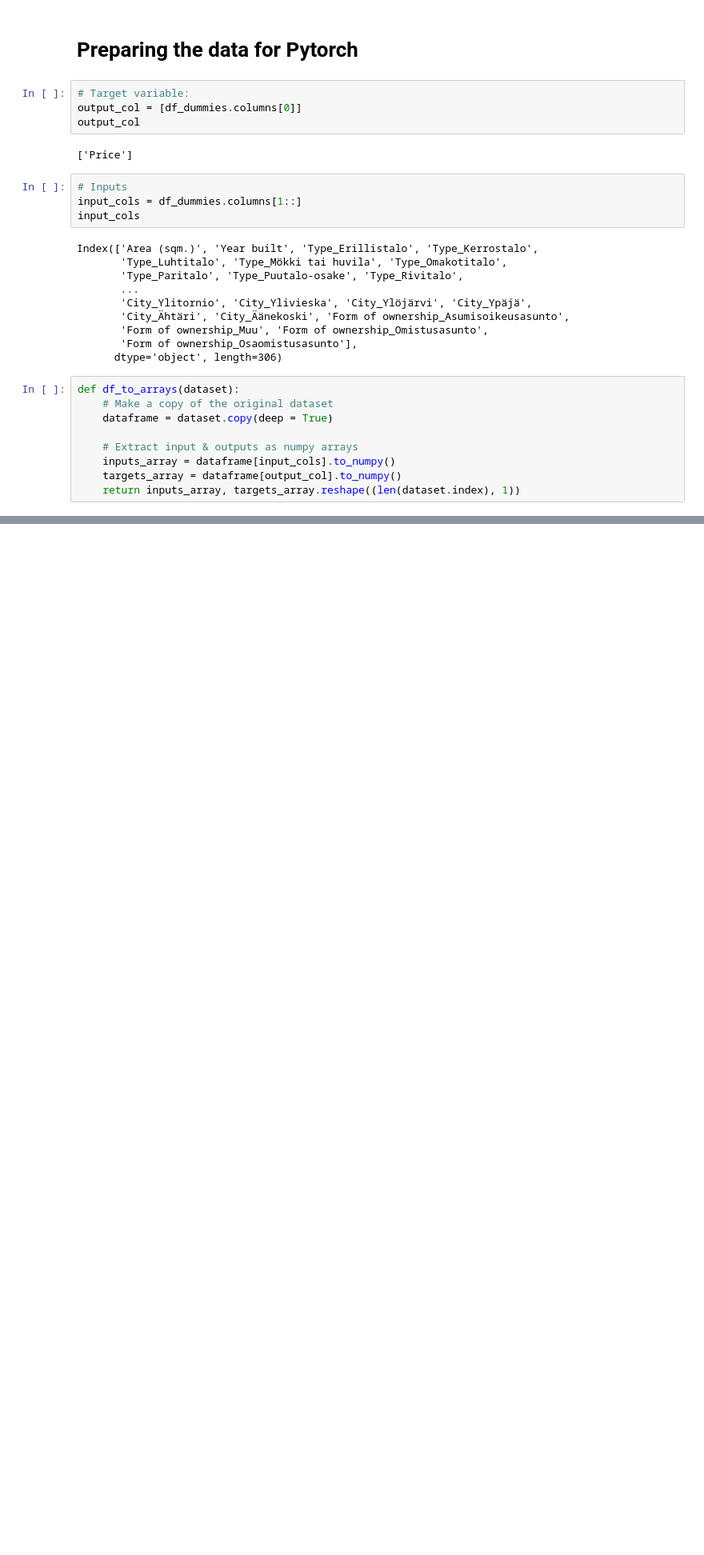
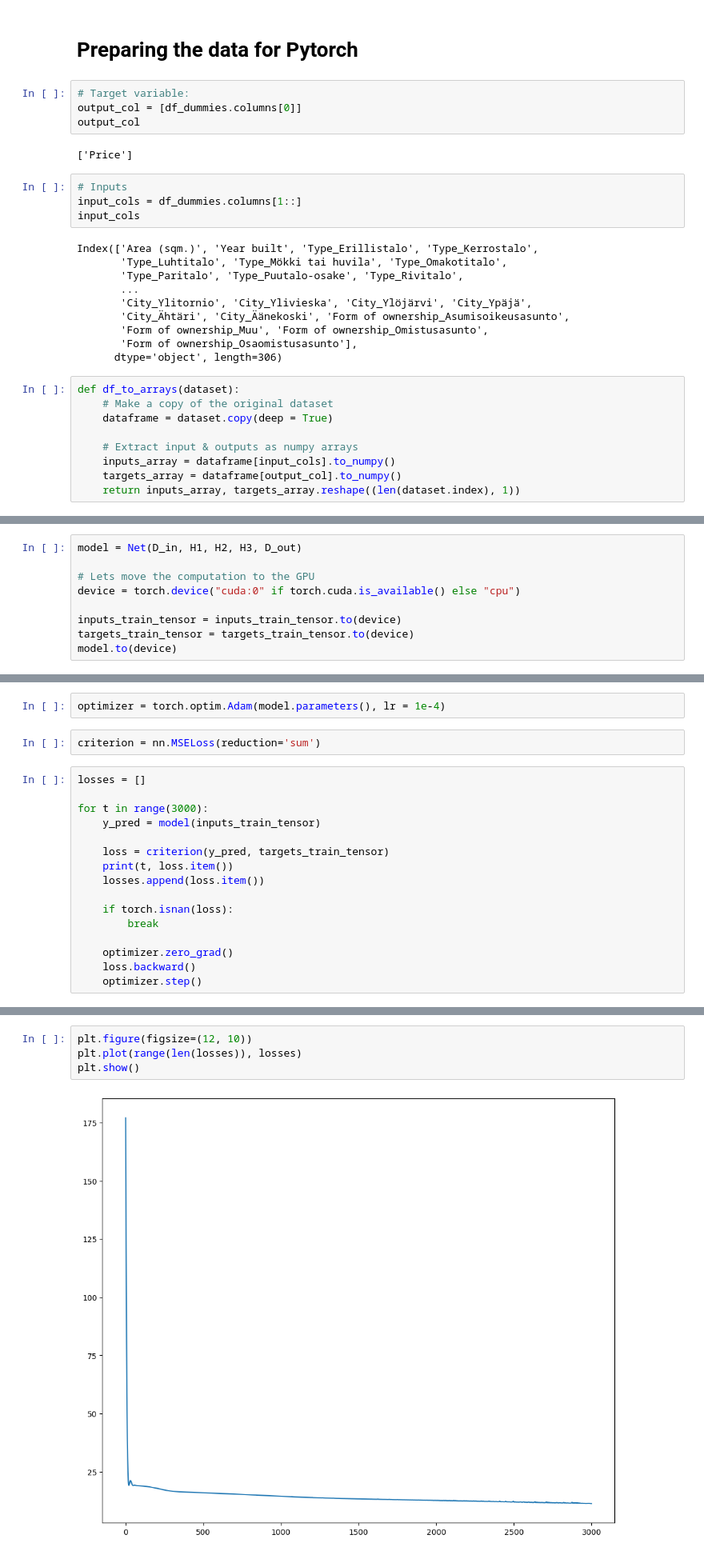
Before and after one commit to Teolhyn/Housing-market-analysis-with-webscraped-data, a Jupyter notebook: Machine learning.ipynb, the cells around one changed output, grey strips where cells are left out. Shown at 80% size. Cells and saved outputs as stored; diff of their text form; blank space fills up the shorter version.

```diff
--- a/Machine learning.ipynb
+++ b/Machine learning.ipynb
@@ -327,0 +217,9 @@ predictions seem to be in the same magnitude (around 160-170k€). Further adjus
+# %%
+model = Net(D_in, H1, H2, H3, D_out)
+
+# Lets move the computation to the GPU
+device = torch.device("cuda:0" if torch.cuda.is_available() else "cpu")
+
+inputs_train_tensor = inputs_train_tensor.to(device)
+targets_train_tensor = targets_train_tensor.to(device)
+model.to(device)
@@ -327,0 +233,20 @@ predictions seem to be in the same magnitude (around 160-170k€). Further adjus
+# %%
+optimizer = torch.optim.Adam(model.parameters(), lr = 1e-4)
+# %%
+criterion = nn.MSELoss(reduction='sum')
+# %%
+losses = []
+
+for t in range(3000):
+    y_pred = model(inputs_train_tensor)
+
+    loss = criterion(y_pred, targets_train_tensor)
+    print(t, loss.item())
+    losses.append(loss.item())
+
+    if torch.isnan(loss):
+        break
+
+    optimizer.zero_grad()
+    loss.backward()
+    optimizer.step()
@@ -327,0 +271,6 @@ predictions seem to be in the same magnitude (around 160-170k€). Further adjus
+# %%
+plt.figure(figsize=(12, 10))
+plt.plot(range(len(losses)), losses)
+plt.show()
+# %% [output]
+[figure, added]
```
Also changed, not shown: parts of 26 cells of this notebook.
